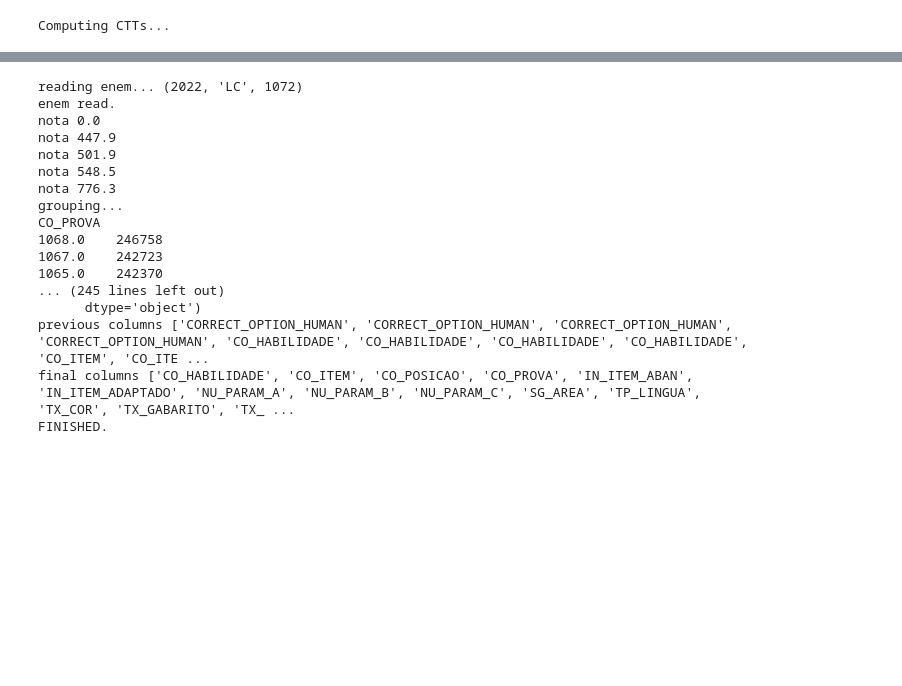
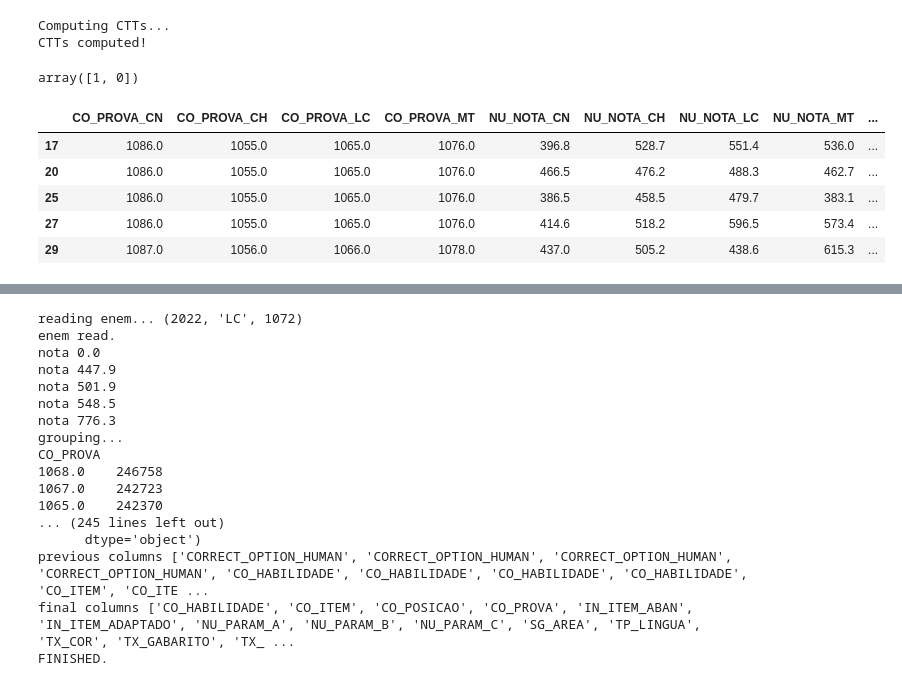
Before and after one commit to BU-UFMG-Research/irt-llms, a Jupyter notebook: scripts/calculate-irt/prepare-enem-irt.ipynb, the cells around one changed output, grey strips where cells are left out. Cells and saved outputs as stored; diff of their text form; code cells hidden in the pictures; blank space fills up the shorter version.

```diff
--- a/scripts/calculate-irt/prepare-enem-irt.ipynb
+++ b/scripts/calculate-irt/prepare-enem-irt.ipynb
@@ -7,9 +7,9 @@ pd.set_option('display.max_rows', None)
 
 columns_to_read = ['TP_LINGUA', 'CO_PROVA_CN', 'CO_PROVA_CH', 'CO_PROVA_LC', 'CO_PROVA_MT', 'NU_NOTA_CN', 'NU_NOTA_CH', 'NU_NOTA_LC', 'NU_NOTA_MT', 'TX_RESPOSTAS_CN', 'TX_RESPOSTAS_CH', 'TX_RESPOSTAS_MT', 'TX_RESPOSTAS_LC', 'TX_GABARITO_CN', 'TX_GABARITO_MT', 'TX_GABARITO_CH', 'TX_GABARITO_LC']
 
-year = 2019
-alunos_df = pd.read_csv(f"C:/Users/pedro/Downloads/TRI/microdados/microdados_enem_{year}/DADOS/MICRODADOS_ENEM_{year}.csv", usecols=columns_to_read, nrows= 6 * 1000 * 1000, sep=";",  encoding='latin')
-item_df_path = f"c:/Users/pedro/Downloads/TRI/microdados/microdados_enem_{year}/DADOS/ITENS_PROVA_{year}.csv"
+year = 2022
+alunos_df = pd.read_csv(f"../../data/raw-enem-exams/microdados_enem_{year}/DADOS/MICRODADOS_ENEM_{year}.csv", usecols=columns_to_read, nrows= 6 * 1000 * 1000, sep=";",  encoding='latin')
+item_df_path = f"../../data/raw-enem-exams/microdados_enem_{year}/DADOS/ITENS_PROVA_{year}.csv"
 
 alunos_df.dropna(subset=['TX_GABARITO_CH', 'TX_GABARITO_MT', 'TX_GABARITO_CN', 'TX_GABARITO_LC'], inplace=True)
 
@@ -193,32 +201,44 @@ alunos_df['TX_RESPOSTAS_LC'] = alunos_df.apply(tx_respostas, axis=1, args=('LC',
 print("CTTs computed!")
 # %% [output]
 Computing CTTs...
+CTTs computed!
+# %%
+alunos_df['TP_LINGUA'].unique()
+# %% [output]
+array([1, 0])
 # %%
 # MT
 '''
 alunos_df[['TX_RESPOSTAS_MT','TX_GABARITO_MT', 'NU_NOTA_MT', 'CTT_SCORE_MT', 'CO_PROVA_MT', 'RESPONSE_PATTERN_MT']] \
  .sort_values(by='NU_NOTA_MT', ascending=False) \
  .rename(columns={'TX_RESPOSTAS_MT': 'TX_RESPOSTAS', 'TX_GABARITO_MT': 'TX_GABARITO', 'NU_NOTA_MT': 'NU_NOTA', 'CTT_SCORE_MT': 'CTT_SCORE', 'CO_PROVA_MT': 'CO_PROVA',  'RESPONSE_PATTERN_MT': 'RESPONSE_PATTERN'}) \
  .to_csv(f"C:/Users/pedro/Downloads/TRI/test_responses_humans/test_responses_humans_MT_{year}.csv")
 
 # CH
 alunos_df[['TX_RESPOSTAS_CH','TX_GABARITO_CH', 'NU_NOTA_CH', 'CTT_SCORE_CH', 'CO_PROVA_CH', 'RESPONSE_PATTERN_CH']] \
  .sort_values(by='NU_NOTA_CH', ascending=False) \
  .rename(columns={'TX_RESPOSTAS_CH': 'TX_RESPOSTAS', 'TX_GABARITO_CH': 'TX_GABARITO', 'NU_NOTA_CH': 'NU_NOTA', 'CTT_SCORE_CH': 'CTT_SCORE', 'CO_PROVA_CH': 'CO_PROVA',  'RESPONSE_PATTERN_CH': 'RESPONSE_PATTERN'}) \
  .to_csv(f"C:/Users/pedro/Downloads/TRI/test_responses_humans/test_responses_humans_CH_{year}.csv")
 
 # CN
 alunos_df[['TX_RESPOSTAS_CN','TX_GABARITO_CN', 'NU_NOTA_CN', 'CTT_SCORE_CN', 'CO_PROVA_CN', 'RESPONSE_PATTERN_CN']] \
  .sort_values(by='NU_NOTA_CN', ascending=False) \
  .rename(columns={'TX_RESPOSTAS_CN': 'TX_RESPOSTAS', 'TX_GABARITO_CN': 'TX_GABARITO', 'NU_NOTA_CN': 'NU_NOTA', 'CTT_SCORE_CN': 'CTT_SCORE', 'CO_PROVA_CN': 'CO_PROVA',  'RESPONSE_PATTERN_CN': 'RESPONSE_PATTERN'}) \
  .to_csv(f"C:/Users/pedro/Downloads/TRI/test_responses_humans/test_responses_humans_CN_{year}.csv")
 '''
 
 # LC
-# Keep only studes who chose the English exam instead of Spanish.
-alunos_df[alunos_df['TP_LINGUA'] == 1][['TX_RESPOSTAS_LC','TX_GABARITO_LC', 'NU_NOTA_LC', 'CTT_SCORE_LC', 'CO_PROVA_LC', 'RESPONSE_PATTERN_LC', 'TP_LINGUA']] \
+# Keep only studes who chose the Spanish exam instead of English.
+alunos_df[alunos_df['TP_LINGUA'] == 0][['TX_RESPOSTAS_LC','TX_GABARITO_LC', 'NU_NOTA_LC', 'CTT_SCORE_LC', 'CO_PROVA_LC', 'RESPONSE_PATTERN_LC', 'TP_LINGUA']] \
  .sort_values(by='NU_NOTA_LC', ascending=False) \
  .rename(columns={'TX_RESPOSTAS_LC': 'TX_RESPOSTAS', 'TX_GABARITO_LC': 'TX_GABARITO', 'NU_NOTA_LC': 'NU_NOTA', 'CTT_SCORE_LC': 'CTT_SCORE', 'CO_PROVA_LC': 'CO_PROVA',  'RESPONSE_PATTERN_LC': 'RESPONSE_PATTERN'}) \
- .to_csv(f"C:/Users/pedro/Downloads/TRI/test_responses_humans/test_responses_humans_LC_{year}.csv")
+ .to_csv(f"../../data/enem-human-responses/test_responses_humans_LC_{year}.csv")
 
-alunos_df[alunos_df['TP_LINGUA'] == 1].head()
+alunos_df[alunos_df['TP_LINGUA'] == 0].head()
+# %% [output]
+|  | CO_PROVA_CN | CO_PROVA_CH | CO_PROVA_LC | CO_PROVA_MT | NU_NOTA_CN | NU_NOTA_CH | NU_NOTA_LC | NU_NOTA_MT | ... |
+| 17 | 1086.0 | 1055.0 | 1065.0 | 1076.0 | 396.8 | 528.7 | 551.4 | 536.0 | ... |
+| 20 | 1086.0 | 1055.0 | 1065.0 | 1076.0 | 466.5 | 476.2 | 488.3 | 462.7 | ... |
+| 25 | 1086.0 | 1055.0 | 1065.0 | 1076.0 | 386.5 | 458.5 | 479.7 | 383.1 | ... |
+| 27 | 1086.0 | 1055.0 | 1065.0 | 1076.0 | 414.6 | 518.2 | 596.5 | 573.4 | ... |
+| 29 | 1087.0 | 1056.0 | 1066.0 | 1078.0 | 437.0 | 505.2 | 438.6 | 615.3 | ... |
```
Also changed, not shown: parts of 3 cells of this notebook, 11 other files.
